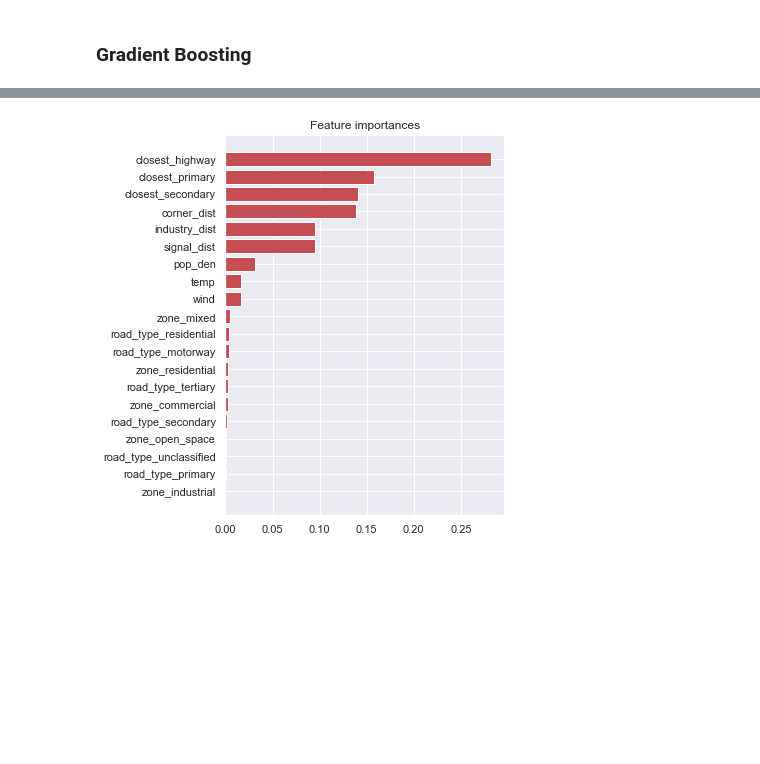
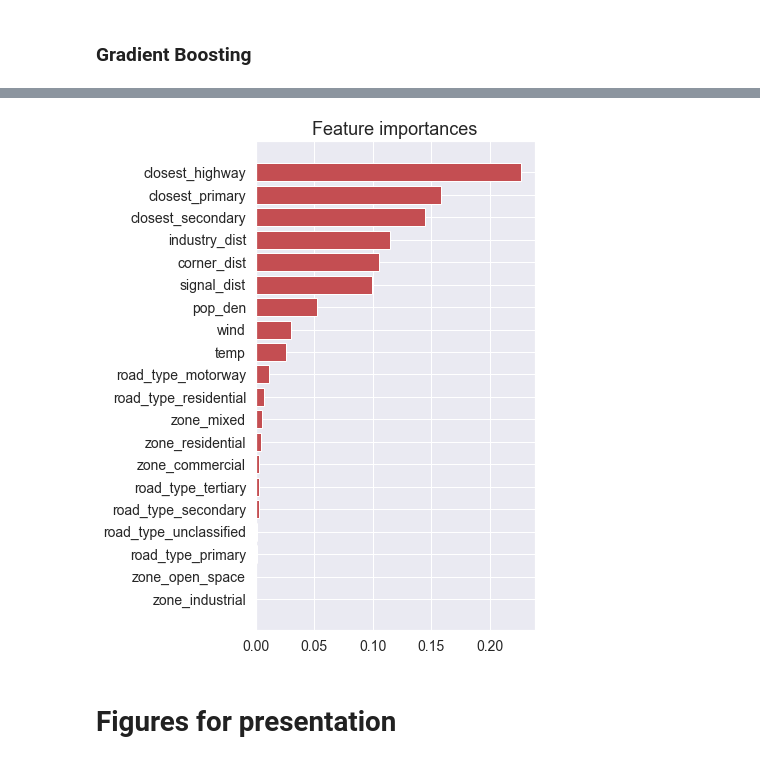
Before and after one commit to samdchamberlain/HealthyHomes_Insight, a Jupyter notebook: Pollutant_model.ipynb, the cells around one changed output, grey strips where cells are left out. Cells and saved outputs as stored; diff of their text form; code cells hidden in the pictures; blank space fills up the shorter version.

```diff
--- a/Pollutant_model.ipynb
+++ b/Pollutant_model.ipynb
@@ -695,12 +684,11 @@ plt.barh(features[indices], importance[indices],
 # %% [markdown]
 ### Gradient Boosting
 # %%
-xgb = XGBRegressor(n_jobs=2)
+xgb = XGBRegressor(n_jobs=2, n_estimators=500)
 
-params = {'max_depth': [2, 3, 5, 10],
-          'learning_rate': [0.005, 0.01, 0.05, 0.1, 1],
-          'n_estimators': [100, 500, 1000]}
+params = {'max_depth': [6, 8, 10],
+          'learning_rate': [0.001, 0.01, 0.1]}
 
-xgb_grid_bc = RandomizedSearchCV(xgb, params, cv=5, scoring = 'neg_mean_squared_error')
+xgb_grid_bc = GridSearchCV(xgb, params, cv=5, scoring = 'neg_mean_squared_error')
 xgb_grid_bc.fit(Xtrain_bc, ytrain_bc)
 # %% [output]
@@ -738,13 +728,14 @@ R2 0.8349027335476716
 # %%
 features = X.columns
 importance = xgb_grid_bc.best_estimator_.feature_importances_
 indices = np.argsort(importance)
-plt.figure(figsize=(5, 7))
-plt.title("Feature importances")
+plt.figure(figsize=(5, 9))
+plt.title("Feature importances", fontsize = 18)
 plt.barh(features[indices], importance[indices],
-       color="r",  align="center");
+       color="r",  align="center")
+plt.tick_params(labelsize=14);
 # %% [output]
-[figure, old version]
+[figure, new version]
 # %%
 # pickle the random forest model for now
 decision_tree_pkl_filename = 'rf_bc.pkl'
@@ -755,3 +746,5 @@ pickle.dump(forest_grid_bc.best_estimator_, decision_tree_model_pkl)
 decision_tree_model_pkl.close()
 # %%
 GSV_all.to_csv('GSV_all.csv')
+# %% [markdown]
+# Figures for presentation
```
Also changed, not shown: parts of 23 cells of this notebook.
